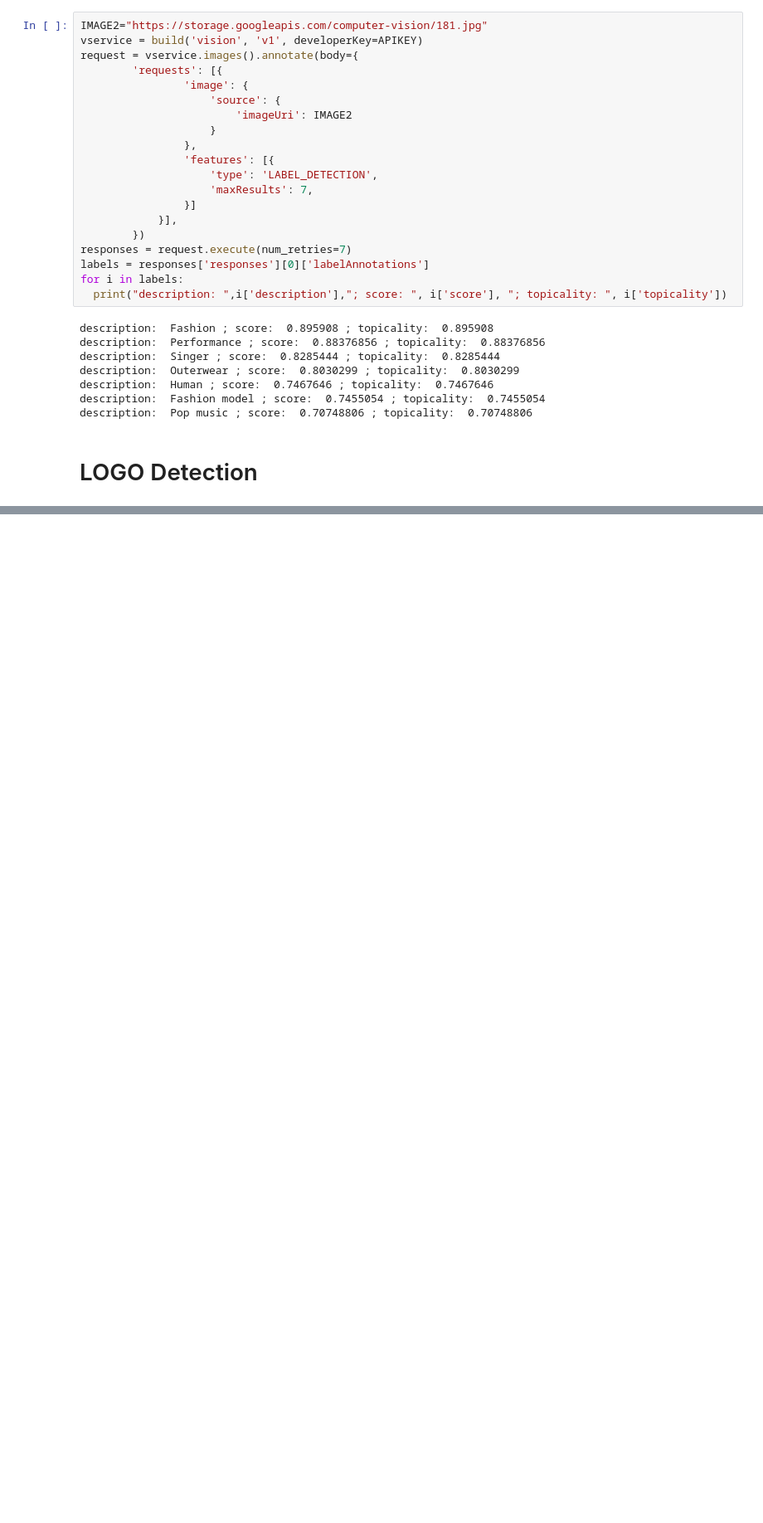
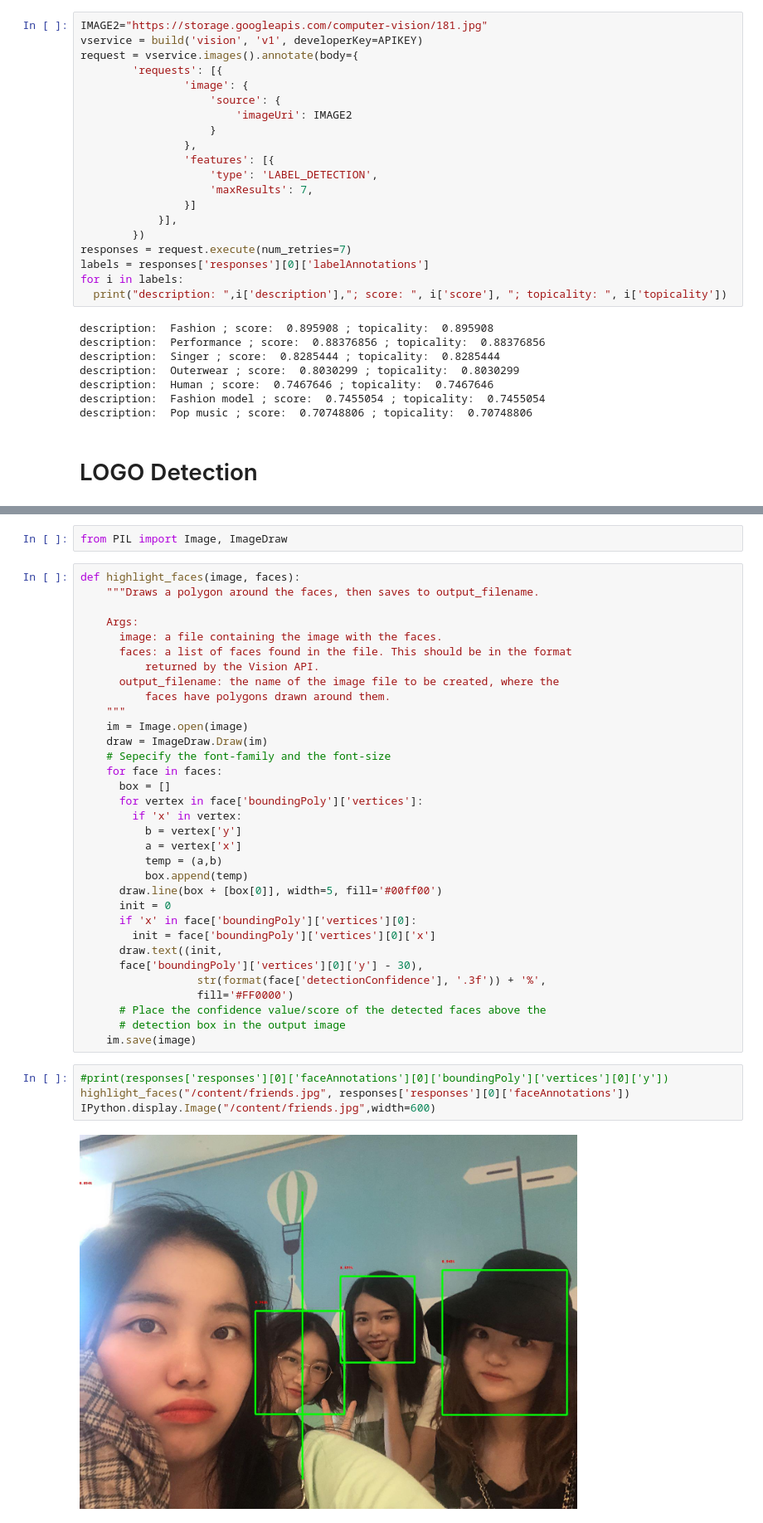
Before and after one commit to XeniaZhou/computer-vision, a Jupyter notebook: Cloud_API.ipynb, the cells around one changed output, grey strips where cells are left out. Shown at 83% size. Drawn from its saved outputs; the diff is of its cells as text; blank space fills up the shorter version.

```diff
--- a/Cloud_API.ipynb
+++ b/Cloud_API.ipynb
@@ -130,0 +162,41 @@ for i in labels:
+# %%
+from PIL import Image, ImageDraw
+# %%
+def highlight_faces(image, faces):
+    """Draws a polygon around the faces, then saves to output_filename.
+
+    Args:
+      image: a file containing the image with the faces.
+      faces: a list of faces found in the file. This should be in the format
+          returned by the Vision API.
+      output_filename: the name of the image file to be created, where the
+          faces have polygons drawn around them.
+    """
+    im = Image.open(image)
+    draw = ImageDraw.Draw(im)
+    # Sepecify the font-family and the font-size
+    for face in faces:
+      box = []
+      for vertex in face['boundingPoly']['vertices']:
+        if 'x' in vertex:
+          b = vertex['y']
+          a = vertex['x']
+          temp = (a,b)
+          box.append(temp)
+      draw.line(box + [box[0]], width=5, fill='#00ff00')
+      init = 0
+      if 'x' in face['boundingPoly']['vertices'][0]:
+        init = face['boundingPoly']['vertices'][0]['x']
+      draw.text((init,
+      face['boundingPoly']['vertices'][0]['y'] - 30),
+                  str(format(face['detectionConfidence'], '.3f')) + '%',
+                  fill='#FF0000')
+      # Place the confidence value/score of the detected faces above the
+      # detection box in the output image
+    im.save(image)
+# %%
+#print(responses['responses'][0]['faceAnnotations'][0]['boundingPoly']['vertices'][0]['y'])
+highlight_faces("/content/friends.jpg", responses['responses'][0]['faceAnnotations'])
+IPython.display.Image("/content/friends.jpg",width=600)
+# %% [output]
+[figure, added]
```
Also changed, not shown: parts of 7 cells of this notebook.
